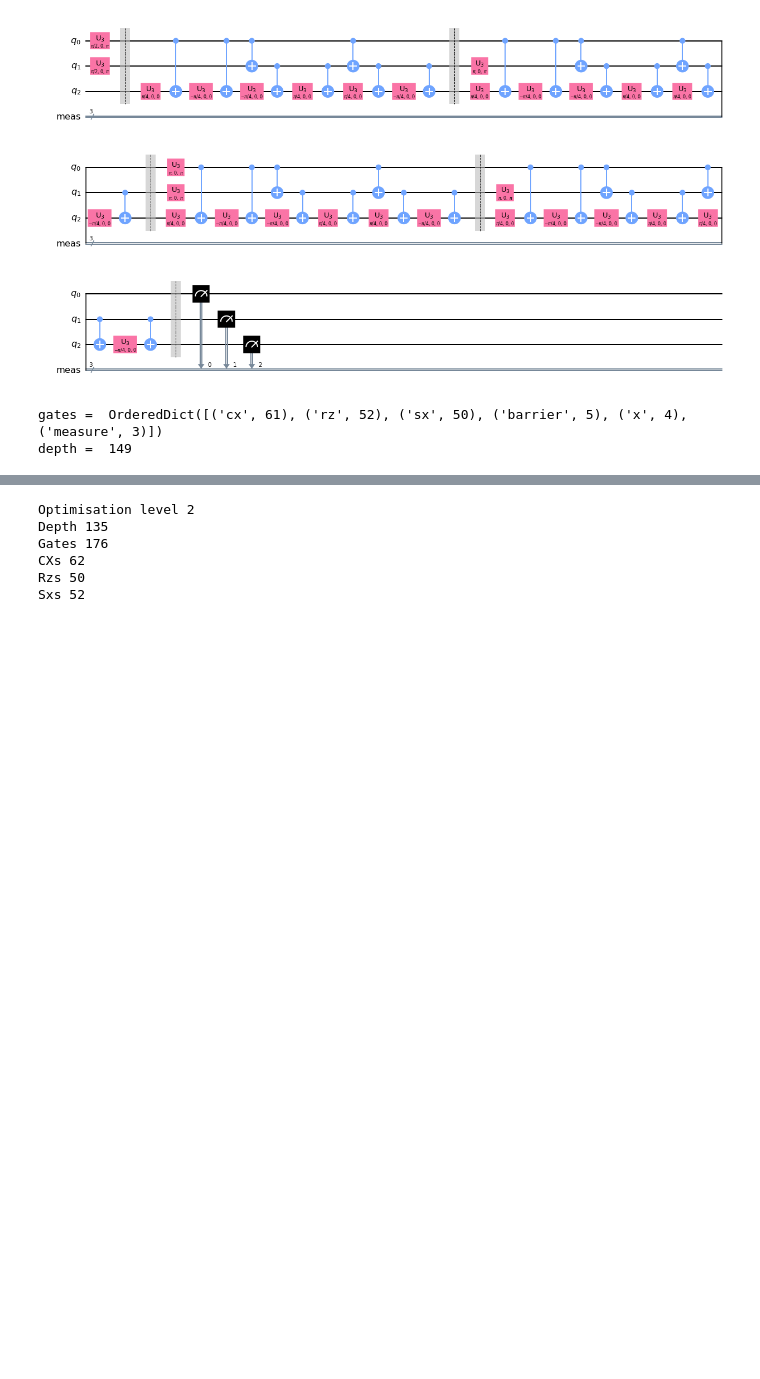
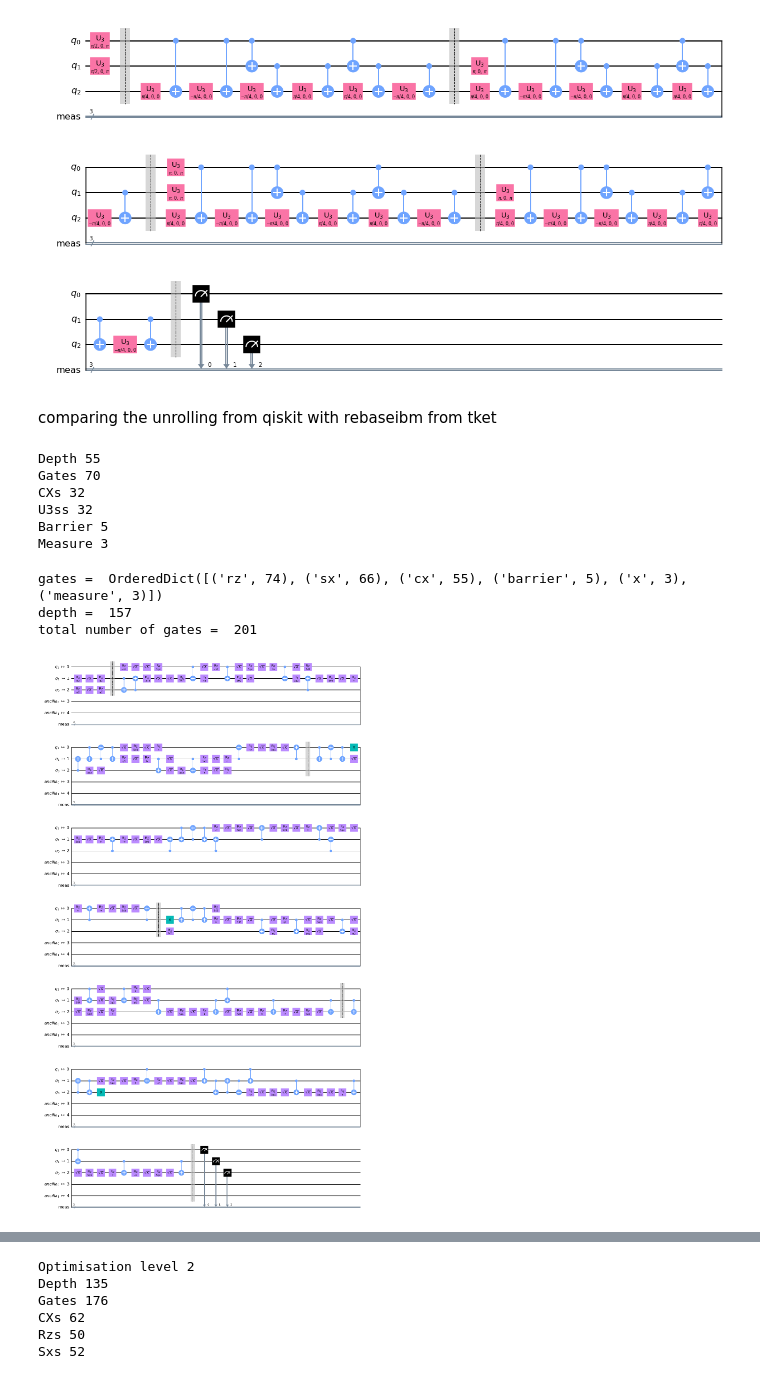
Before and after one commit to mbozzore/workshop, a Jupyter notebook: demo_tket.ipynb, the cells around one changed output, grey strips where cells are left out. Cells and saved outputs as stored; diff of their text form; code cells hidden in the pictures; blank space fills up the shorter version.

```diff
--- a/demo_tket.ipynb
+++ b/demo_tket.ipynb
@@ -661,3 +730,5 @@ Operations:  OrderedDict([('cx', 32), ('u3', 30), ('barrier', 5), ('measure', 3)
 new_circ.draw(output="mpl")
 # %% [output]
 [figure]
+# %% [markdown]
+comparing the unrolling from qiskit with  rebaseibm from tket
@@ -664,13 +738,34 @@ new_circ.draw(output="mpl")
+# %%
+RebaseIBM().apply(qc1tk)
+print("Depth", qc1tk.depth())
+print("Gates", qc1tk.n_gates)
+print("CXs", qc1tk.n_gates_of_type(OpType.CX))
+print("U3ss", qc1tk.n_gates_of_type(OpType.CX))
+print("Barrier", qc1tk.n_gates_of_type(OpType.Barrier))
+print("Measure", qc1tk.n_gates_of_type(OpType.Measure))
+# %% [output]
+Depth 55
+Gates 70
+CXs 32
+U3ss 32
+Barrier 5
+Measure 3
 # %%
 from qiskit.test.mock import FakeAthens
 fake_athens = FakeAthens()
 # The device coupling map is needed for transpiling to correct
 # CNOT gates before simulation
 coupling_map = fake_athens.configuration().coupling_map
-optimized_3 = transpile(qc1,backend=fake_athens, seed_transpiler=11, optimization_level=2)
+optimized_3 = transpile(qc1,backend=fake_athens, seed_transpiler=11, optimization_level=3)
 print('gates = ', optimized_3.count_ops())
 print('depth = ', optimized_3.depth())
+print('total number of gates = ', optimized_3.size())
 #basis_gates=['u3', 'cx']
 # %% [output]
-gates =  OrderedDict([('cx', 61), ('rz', 52), ('sx', 50), ('barrier', 5), ('x', 4), ('measure', 3)])
-depth =  149
+gates =  OrderedDict([('rz', 74), ('sx', 66), ('cx', 55), ('barrier', 5), ('x', 3), ('measure', 3)])
+depth =  157
+total number of gates =  201
+# %%
+optimized_3.draw(output='mpl')
+# %% [output]
+[figure, added]
```
Also changed, not shown: parts of 47 cells of this notebook, 2 other files.
